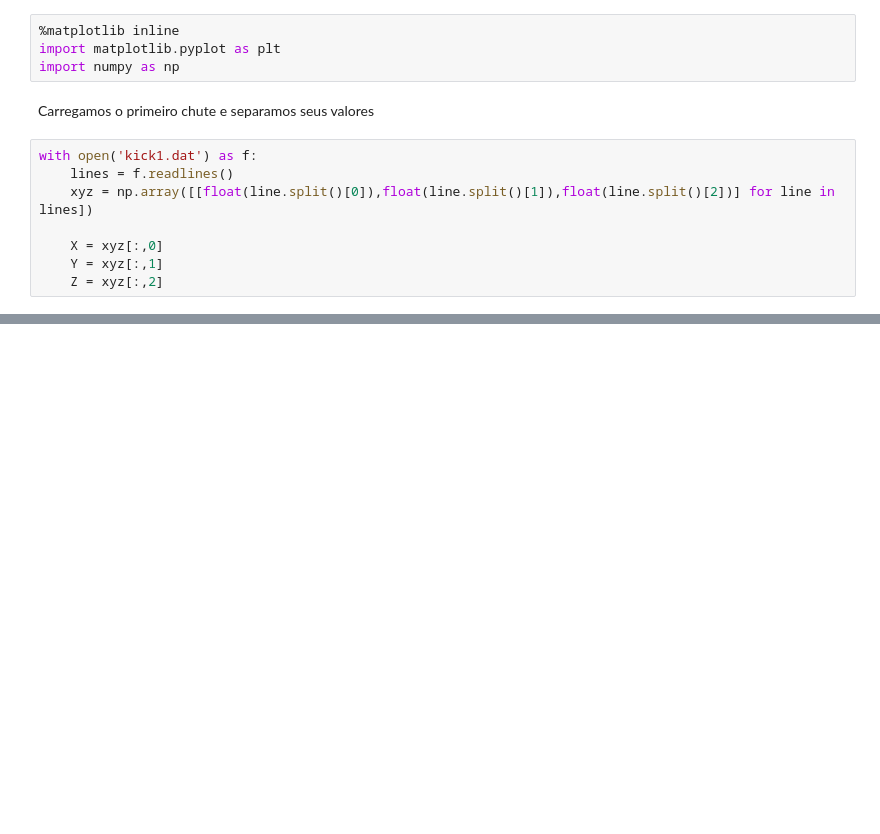
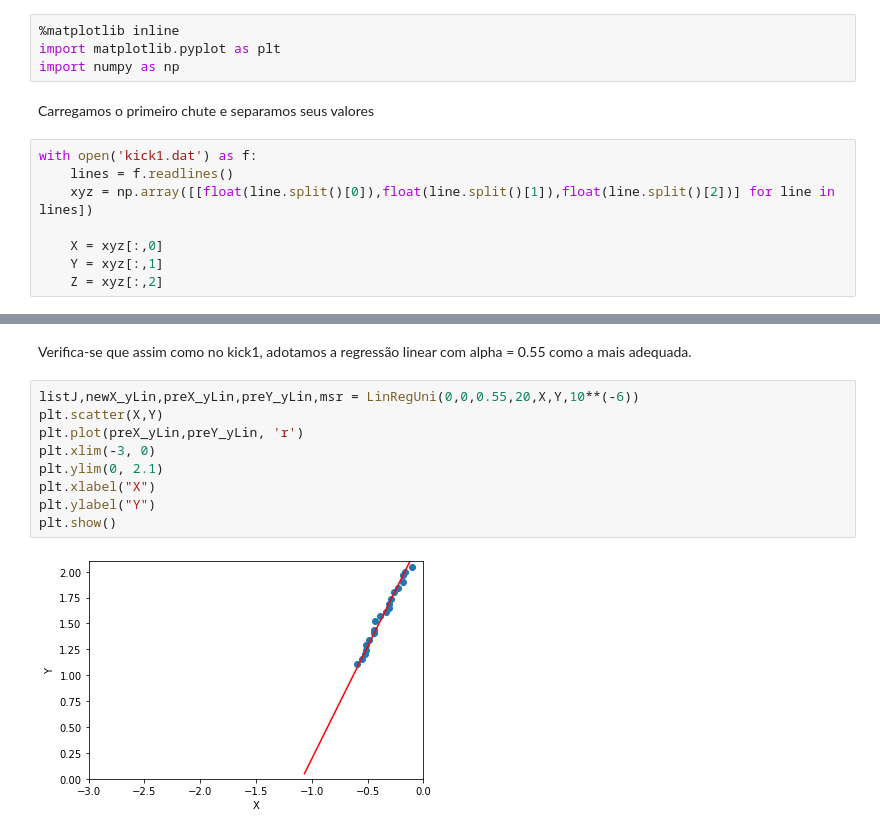
Before and after one commit to heigon77/MC886-MachineLearning-HG, a Jupyter notebook: Projeto 2/P2_EX1.ipynb, the cells around one changed output, grey strips where cells are left out. Saved outputs shown, nothing was run; the diff lists cells and outputs as text; blank space fills up the shorter version.

```diff
--- a/Projeto 2/P2_EX1.ipynb
+++ b/Projeto 2/P2_EX1.ipynb
@@ -229,0 +309,13 @@ SyntaxError: invalid syntax (<ipython-input-96-211d4967f3cc>, line 17)
+# %% [markdown]
+Verifica-se que assim como no kick1, adotamos a regressão linear com alpha = 0.55 como a mais adequada.
+# %%
+listJ,newX_yLin,preX_yLin,preY_yLin,msr = LinRegUni(0,0,0.55,20,X,Y,10**(-6))
+plt.scatter(X,Y)
+plt.plot(preX_yLin,preY_yLin, 'r')
+plt.xlim(-3, 0)
+plt.ylim(0, 2.1)
+plt.xlabel("X")
+plt.ylabel("Y")
+plt.show()
+# %% [output]
+[figure, added]
```
Also changed, not shown: parts of 17 cells of this notebook, 1 other file.
